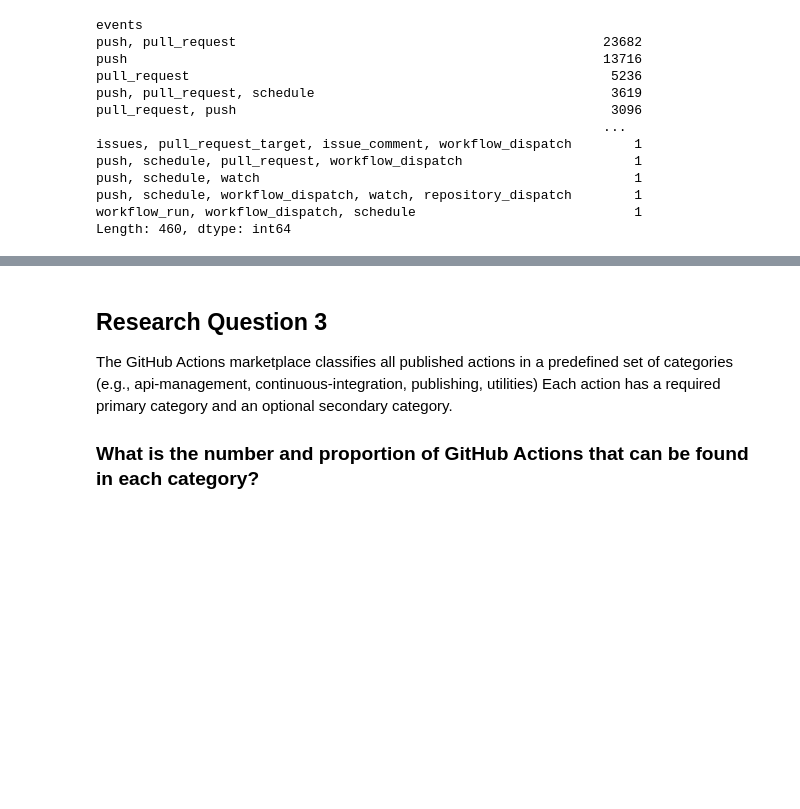
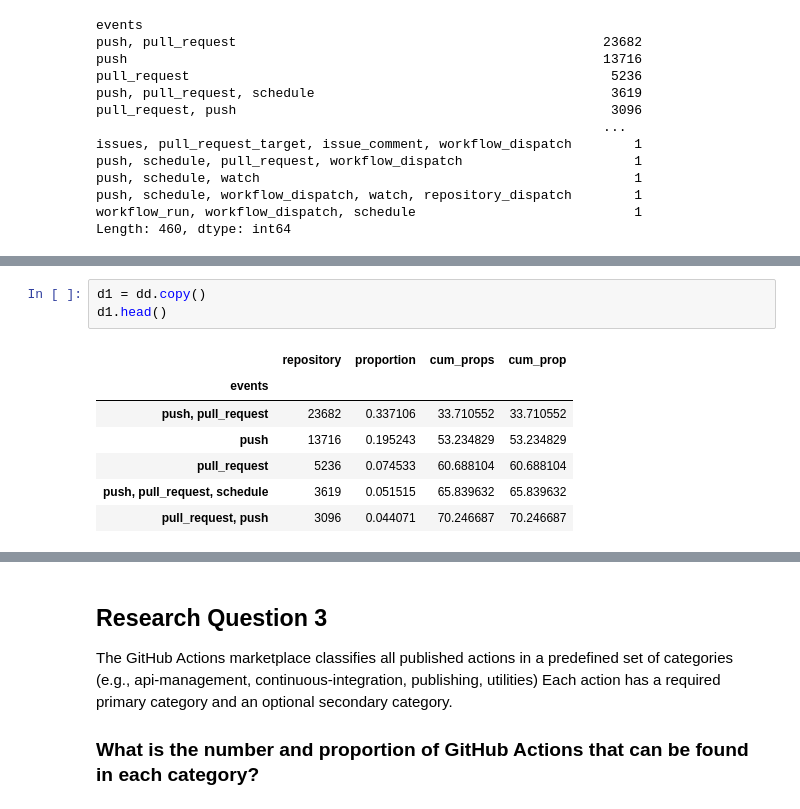
Before and after one commit to Randi-Dcht/umons_softwareEvolution_tp_3, a Jupyter notebook: notebooks/questions.ipynb, the cells around one changed output, grey strips where cells are left out. Saved outputs shown, nothing was run; the diff lists cells and outputs as text; blank space fills up the shorter version.

Commit message:
push error with column 2

```diff
--- a/notebooks/questions.ipynb
+++ b/notebooks/questions.ipynb
@@ -241,0 +242,11 @@ dd
+# %%
+d1 = dd.copy()
+d1.head()
+# %% [output]
+|  | repository | proportion | cum_props | cum_prop |
+| events |  |  |  |  |
+| push, pull_request | 23682 | 0.337106 | 33.710552 | 33.710552 |
+| push | 13716 | 0.195243 | 53.234829 | 53.234829 |
+| pull_request | 5236 | 0.074533 | 60.688104 | 60.688104 |
+| push, pull_request, schedule | 3619 | 0.051515 | 65.839632 | 65.839632 |
+| pull_request, push | 3096 | 0.044071 | 70.246687 | 70.246687 |
```
Also changed, not shown: parts of 2 cells of this notebook.
